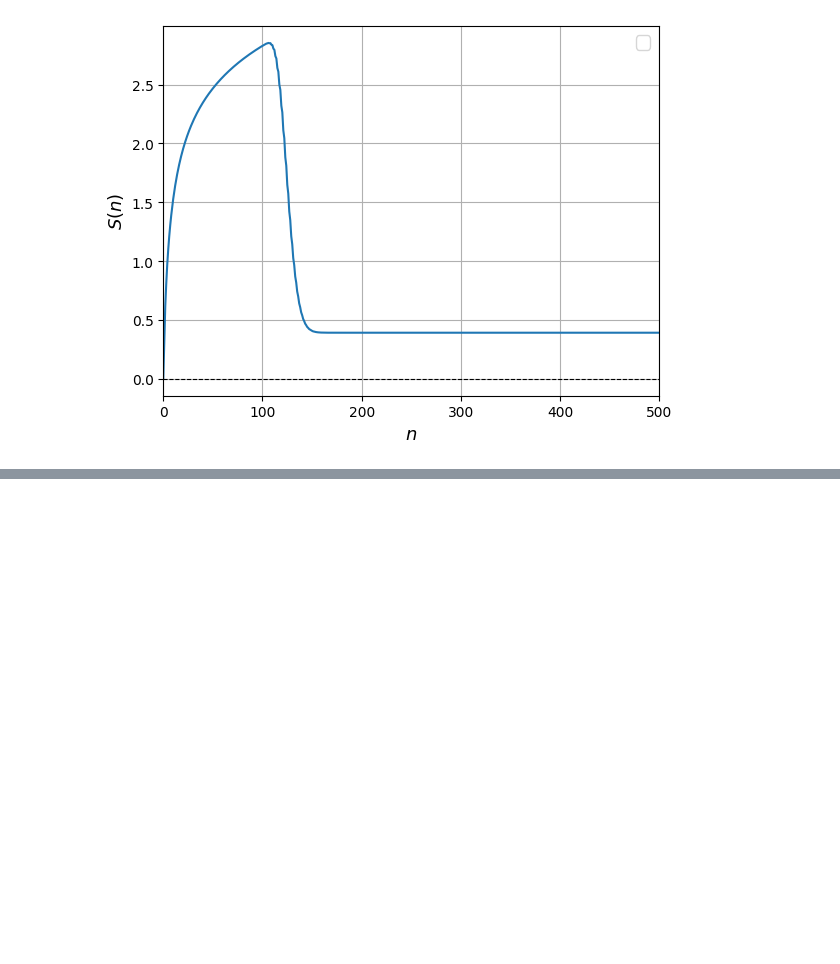
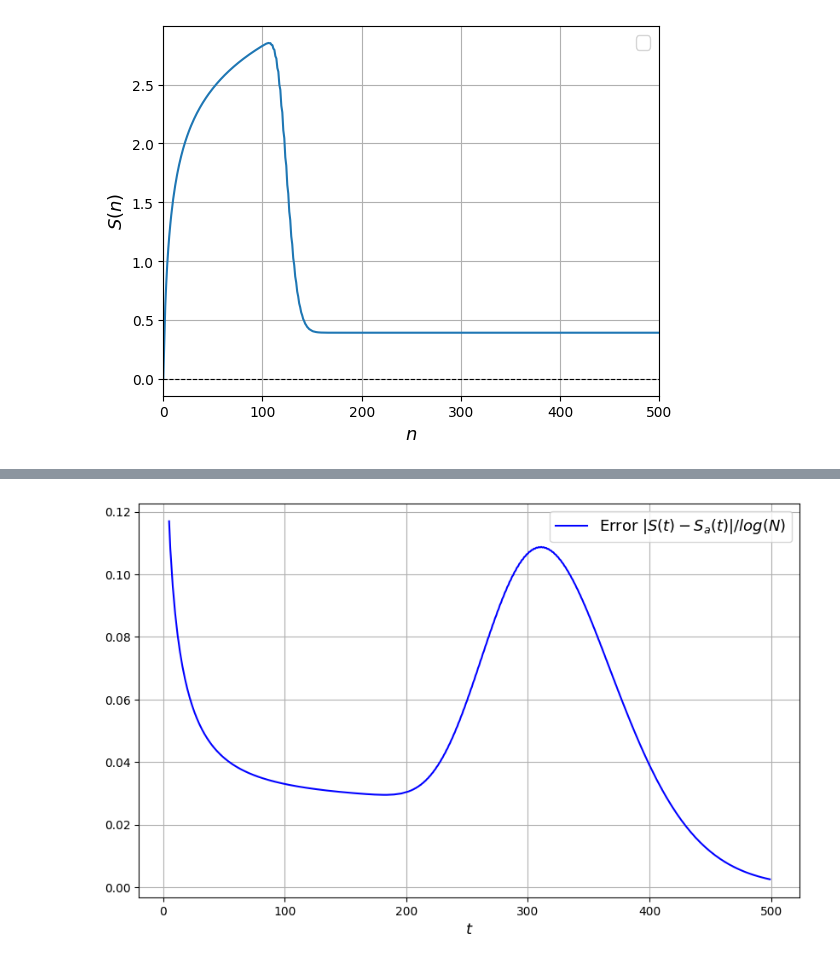
Before and after one commit to pedrolinckm/OQW-Thermodynamics, a Jupyter notebook: thermodynamics_oqw.ipynb, the cells around one changed output, grey strips where cells are left out. Saved outputs shown, nothing was run; the diff lists cells and outputs as text; code cells hidden in the pictures; blank space fills up the shorter version.

```diff
--- a/thermodynamics_oqw.ipynb
+++ b/thermodynamics_oqw.ipynb
@@ -378,0 +376,19 @@ plt.show()
+# %%
+#plot of error with respect to log(N)
+error = []
+t_values = []
+N = 100
+for t in range(5, tmax):
+    S_exact = S_entropy(N, omega, t)
+    S_analytic = S_corrected(N, omega, t)
+    error.append(abs(S_exact - S_analytic)/np.log(N))
+    t_values.append(t)
+plt.figure(figsize=(10, 6))
+plt.plot(t_values, error, color = 'blue', label = 'Error $|S(t) - S_{a}(t)|/log(N)$')
+plt.grid(True)
+plt.xlabel(r'$t$', fontsize=13)
+plt.legend(fontsize=13)
+plt.savefig("error_oqw_entropy.pgf")
+plt.show()
+# %% [output]
+[figure, added]
```
Also changed, not shown: parts of 8 cells of this notebook, 16 other files.
